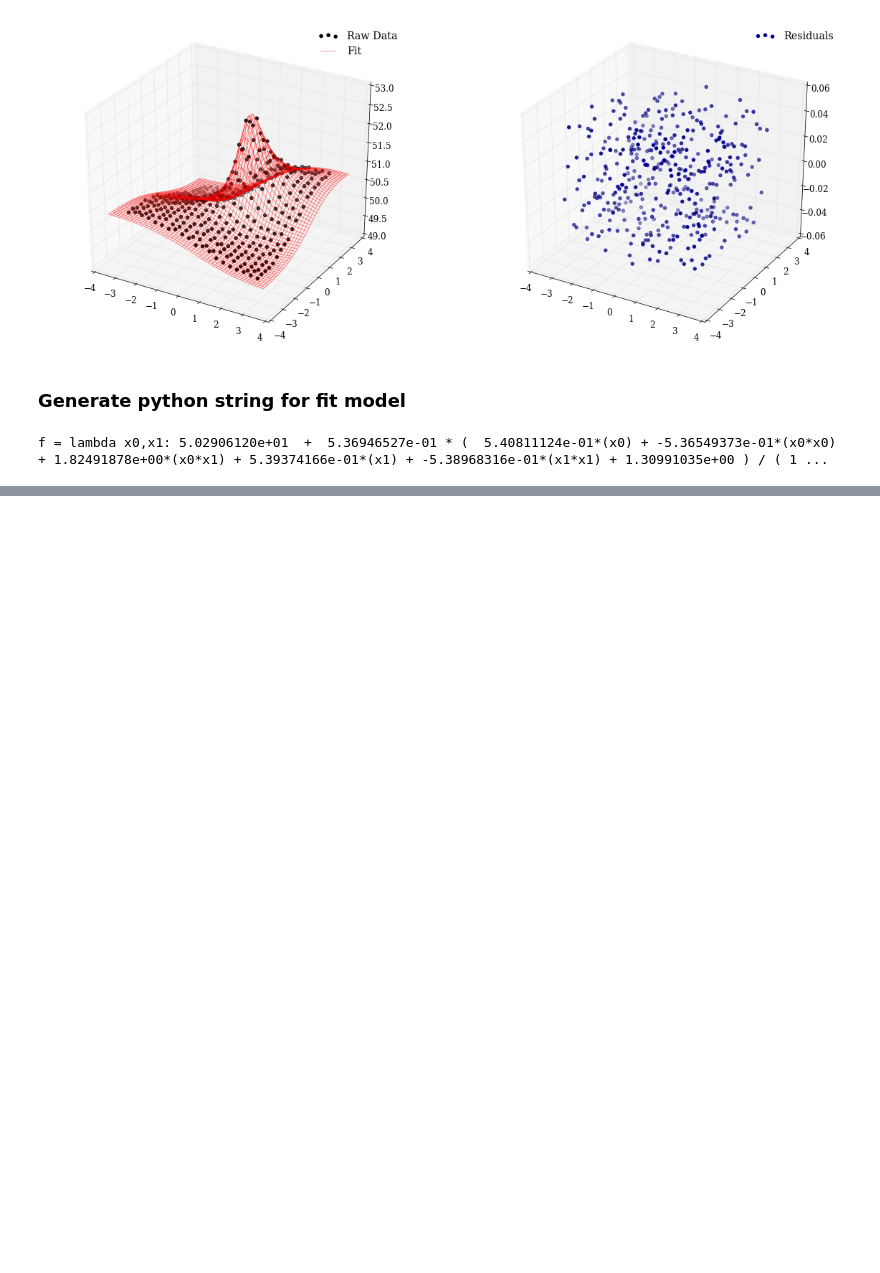
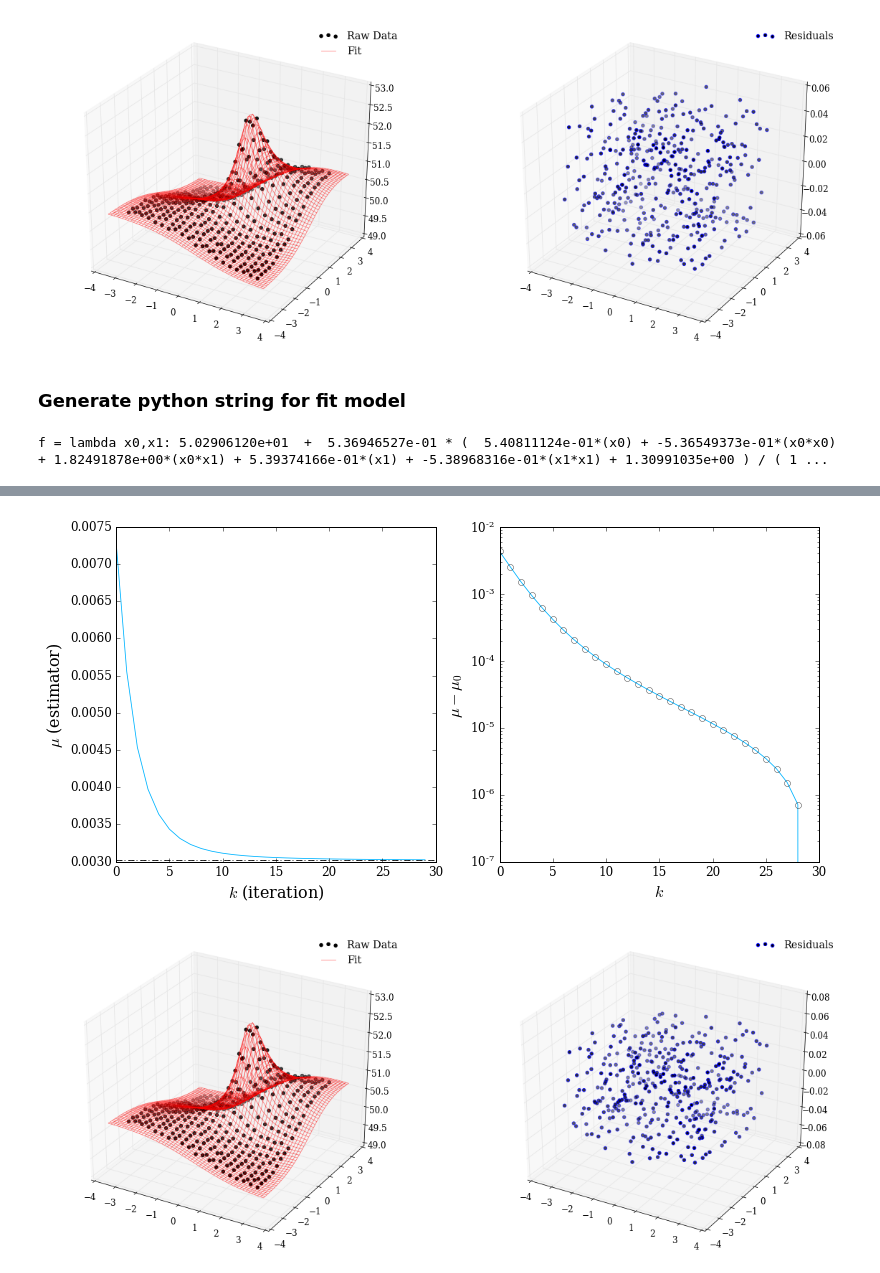
Before and after one commit to llondon6/koalas, a Jupyter notebook: factory/rational.ipynb, the cells around one changed output, grey strips where cells are left out. Drawn from its saved outputs; the diff is of its cells as text; code cells hidden in the pictures; blank space fills up the shorter version.

Commit message:
gmvrfit is now functional in a basic way; althgouh there will be future refinements, the method is known to work as expected right now

```diff
--- a/factory/rational.ipynb
+++ b/factory/rational.ipynb
@@ -61,0 +62,2 @@ f = lambda x0,x1: 5.02906120e+01  +  5.36946527e-01 * (  5.40811124e-01*(x0) + -
+# %%
+star = gmvrfit( domain, scalar_range, verbose=True )
@@ -61,0 +82,5 @@ f = lambda x0,x1: 5.02906120e+01  +  5.36946527e-01 * (  5.40811124e-01*(x0) + -
+# %%
+star.plot()
+# %% [output]
+[figure, added]
+[figure, added]
```
Also changed, not shown: parts of 4 cells of this notebook, 1 other file.
